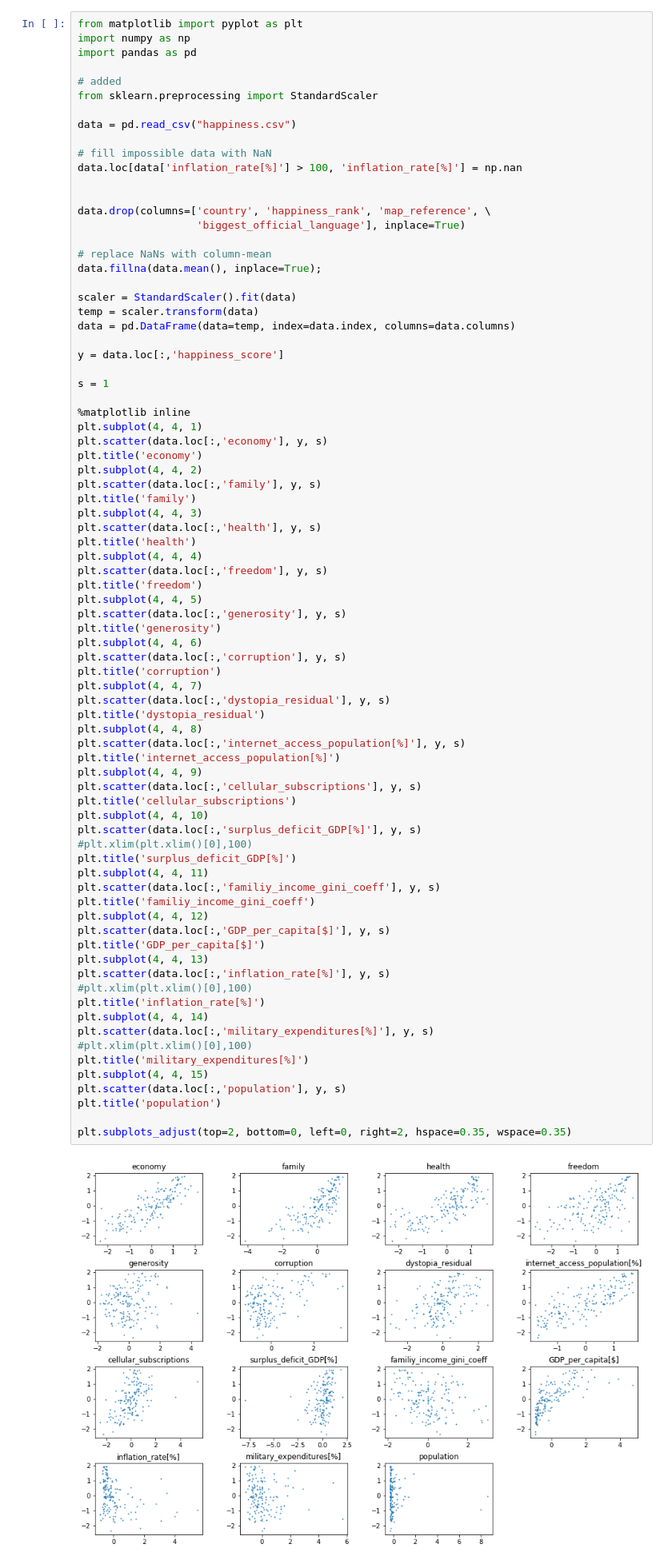
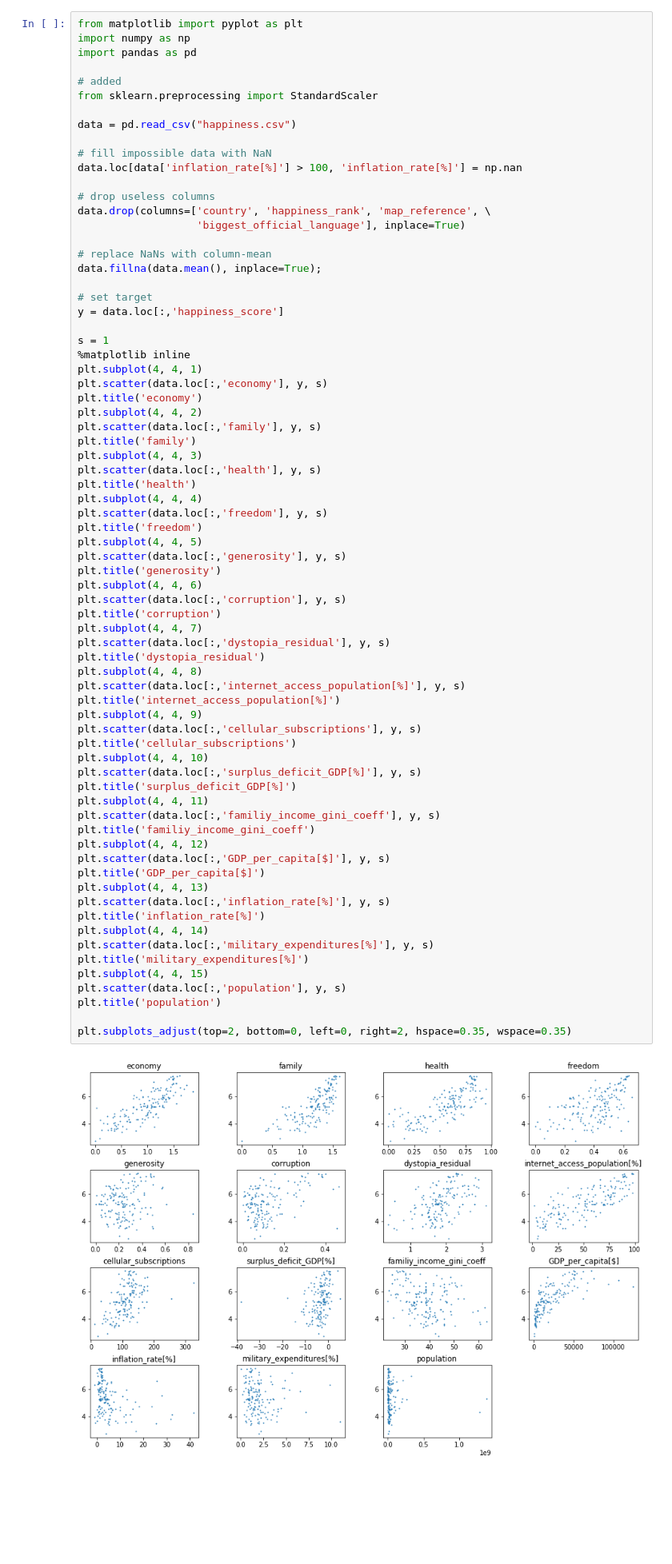
Before and after one commit to 1403753/FDA, a Jupyter notebook: fda-assignment-regression/l1p2-Copy1.ipynb, the cells around one changed output. Shown: that part at 80% size. Drawn from its saved outputs; the diff is of its cells as text; blank space fills up the shorter version.

```diff
--- a/fda-assignment-regression/l1p2-Copy1.ipynb
+++ b/fda-assignment-regression/l1p2-Copy1.ipynb
@@ -15,21 +15,17 @@ data = pd.read_csv("happiness.csv")
 # fill impossible data with NaN
 data.loc[data['inflation_rate[%]'] > 100, 'inflation_rate[%]'] = np.nan
 
-
+# drop useless columns
 data.drop(columns=['country', 'happiness_rank', 'map_reference', \
                    'biggest_official_language'], inplace=True)
 
 # replace NaNs with column-mean
 data.fillna(data.mean(), inplace=True);
 
-scaler = StandardScaler().fit(data)
-temp = scaler.transform(data)
-data = pd.DataFrame(data=temp, index=data.index, columns=data.columns)
-
+# set target
 y = data.loc[:,'happiness_score']
 
 s = 1
-
 %matplotlib inline
 plt.subplot(4, 4, 1)
 plt.scatter(data.loc[:,'economy'], y, s)
@@ -52,37 +48,34 @@ plt.title('corruption')
 plt.subplot(4, 4, 7)
 plt.scatter(data.loc[:,'dystopia_residual'], y, s)
 plt.title('dystopia_residual')
 plt.subplot(4, 4, 8)
 plt.scatter(data.loc[:,'internet_access_population[%]'], y, s)
 plt.title('internet_access_population[%]')
 plt.subplot(4, 4, 9)
 plt.scatter(data.loc[:,'cellular_subscriptions'], y, s)
 plt.title('cellular_subscriptions')
 plt.subplot(4, 4, 10)
 plt.scatter(data.loc[:,'surplus_deficit_GDP[%]'], y, s)
-#plt.xlim(plt.xlim()[0],100)
 plt.title('surplus_deficit_GDP[%]')
 plt.subplot(4, 4, 11)
 plt.scatter(data.loc[:,'familiy_income_gini_coeff'], y, s)
 plt.title('familiy_income_gini_coeff')
 plt.subplot(4, 4, 12)
 plt.scatter(data.loc[:,'GDP_per_capita[$]'], y, s)
 plt.title('GDP_per_capita[$]')
 plt.subplot(4, 4, 13)
 plt.scatter(data.loc[:,'inflation_rate[%]'], y, s)
-#plt.xlim(plt.xlim()[0],100)
 plt.title('inflation_rate[%]')
 plt.subplot(4, 4, 14)
 plt.scatter(data.loc[:,'military_expenditures[%]'], y, s)
-#plt.xlim(plt.xlim()[0],100)
 plt.title('military_expenditures[%]')
 plt.subplot(4, 4, 15)
 plt.scatter(data.loc[:,'population'], y, s)
 plt.title('population')
 
 plt.subplots_adjust(top=2, bottom=0, left=0, right=2, hspace=0.35, wspace=0.35)
 # %% [output]
-[figure, old version]
+[figure, new version]
 # %% [markdown]
 \setlength{\parindent}{0in}
 After looking at the plots, I now present these out of the gut conclusions:
```
Also changed, not shown: parts of 11 cells of this notebook, 2 other files.
